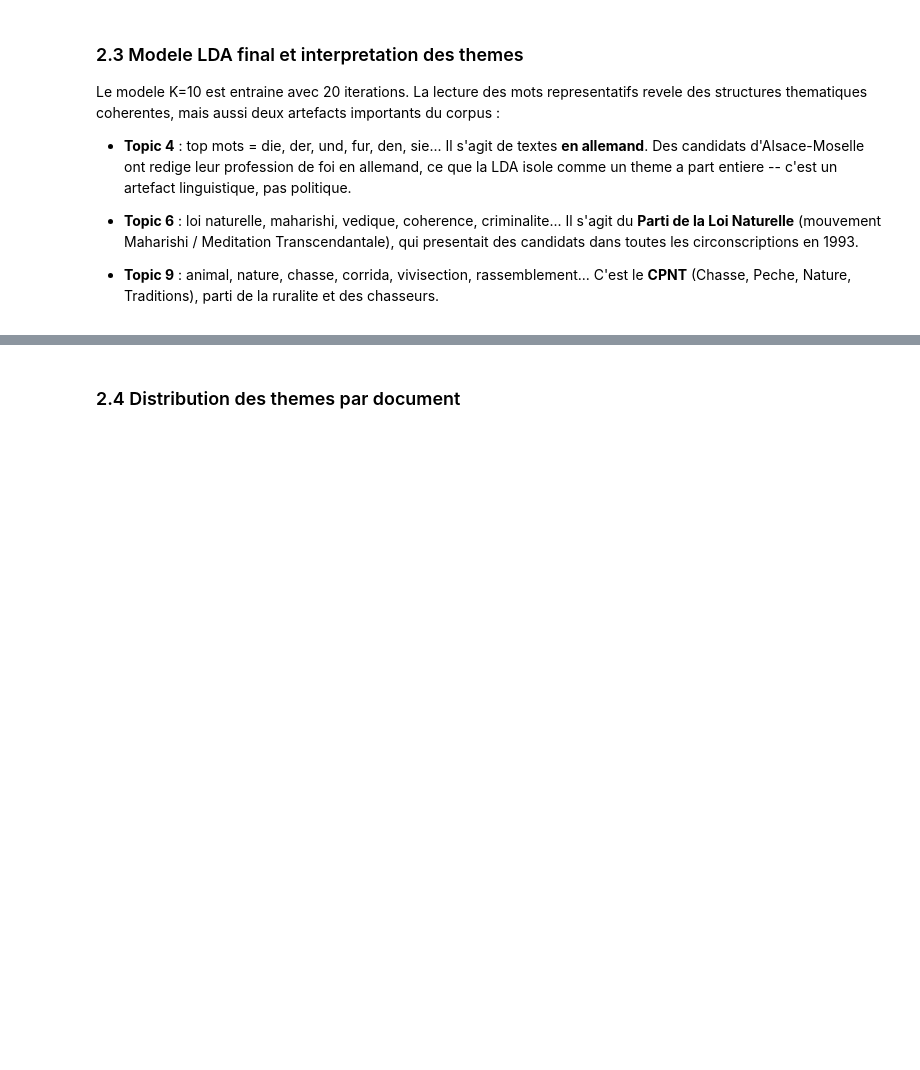
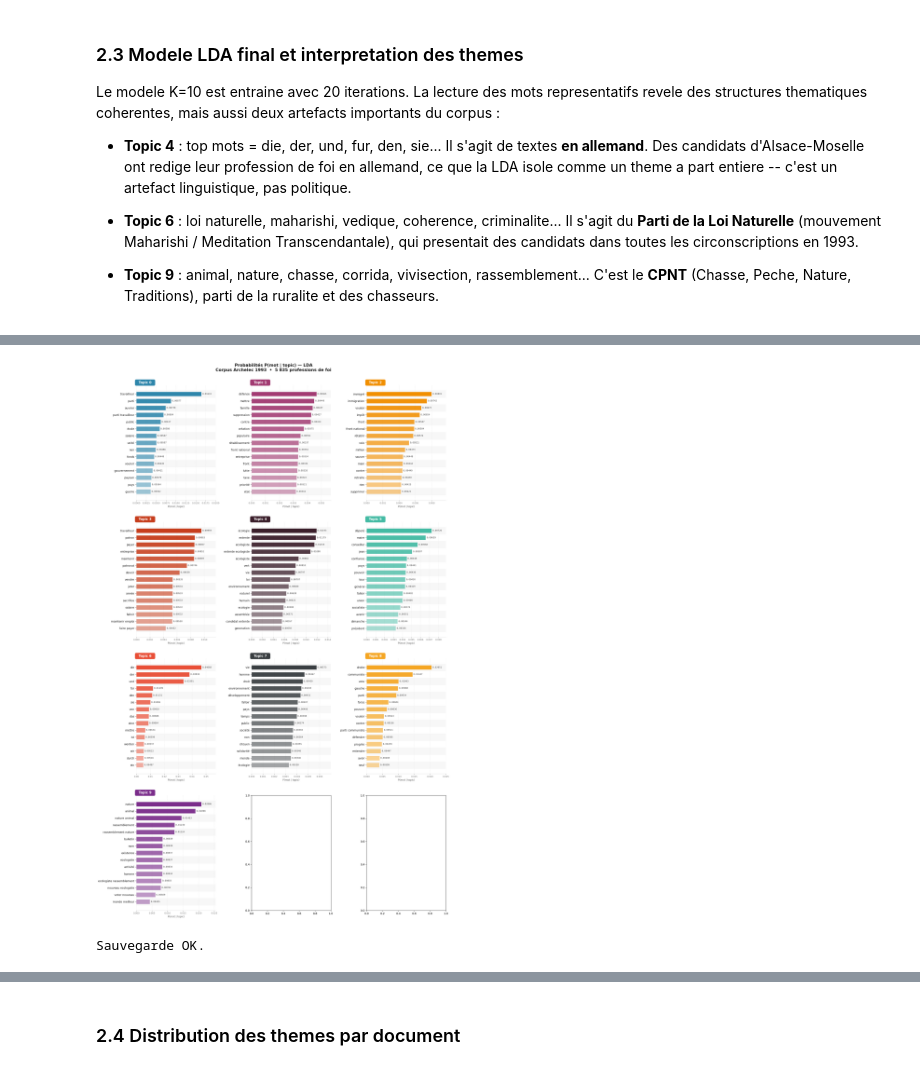
Before and after one commit to josiepierr/MLP-for-NLP-Gender-Classification, a Jupyter notebook: notebooks/02_topic_modeling.ipynb, the cells around one changed output, grey strips where cells are left out. Saved outputs shown, nothing was run; the diff lists cells and outputs as text; code cells hidden in the pictures; blank space fills up the shorter version.

```diff
--- a/notebooks/02_topic_modeling.ipynb
+++ b/notebooks/02_topic_modeling.ipynb
@@ -99,7 +106,7 @@ On construit la matrice document-termes en eliminant les termes trop rares (pres
 moins de 10 documents) et trop frequents (plus de 60 % du corpus). Le corpus lemmatise
 aboutit a un vocabulaire de 7 542 termes apres filtrage.
 # %%
-vectorizer = CountVectorizer(max_df=0.60, min_df=10, max_features=15000, ngram_range=(1,1))
+vectorizer = CountVectorizer(max_df=0.60, min_df=10, max_features=15000, ngram_range=(1,2))
 dtm   = vectorizer.fit_transform(df['text_for_lda'])
 vocab = vectorizer.get_feature_names_out()
 
@@ -168,11 +188,11 @@ des structures thematiques coherentes, mais aussi deux artefacts importants du c
 - **Topic 9** : animal, nature, chasse, corrida, vivisection, rassemblement... C'est le
   **CPNT** (Chasse, Peche, Nature, Traditions), parti de la ruralite et des chasseurs.
 # %%
-lda_final = lda_models[best_k]
-
 print(f'Modele LDA final : {best_k} themes, 20 iterations\n')
 print('-' * 70)
-for i, topic in enumerate(lda_final.components_):
-    top = [vocab[j] for j in topic.argsort()[:-16:-1]]
-    print(f'Theme {i:2d} : {" | ".join(top)}')
+for i in range(best_k):
+    row = topic_word_proba.loc[f'Topic_{i}']
+    top15 = row.nlargest(15)
+    mots = ' | '.join([f'{mot} ({proba:.4f})' for mot, proba in top15.items()])
+    print(f'Theme {i:2d} : {mots}')
 print('-' * 70)
@@ -179 +214,65 @@ print('-' * 70)
+# %%
+import matplotlib.pyplot as plt
+import matplotlib.patches as mpatches
+import numpy as np
+import os
+os.makedirs('figures', exist_ok=True)
+
+PALETTE = [
+    '#2E86AB', '#A23B72', '#F18F01', '#C73E1D', '#3B1F2B',
+    '#44BBA4', '#E94F37', '#393E41', '#F5A623', '#7B2D8B'
+]
+
+fig, axes = plt.subplots(4, 3, figsize=(18, 28))
+axes = axes.flatten()
+
+for topic_id in range(best_k):
+    ax = axes[topic_id]
+    row = topic_word_proba.loc[f'Topic_{topic_id}']
+    top15 = row.nlargest(15).sort_values()
+
+    color = PALETTE[topic_id % len(PALETTE)]
+
+    # Barres avec degradé d'opacité
+    alphas = np.linspace(0.45, 1.0, len(top15))
+    for i, (mot, val) in enumerate(top15.items()):
+        ax.barh(mot, val, color=color, alpha=alphas[i],
+                edgecolor='white', height=0.65, linewidth=0.5)
+        ax.text(val + top15.values.max() * 0.012,
+                i, f'{val:.5f}',
+                va='center', ha='left', fontsize=8,
+                color='#444444', fontfamily='monospace')
+
+    # Fond alternant clair/blanc pour la lisibilité
+    for i in range(len(top15)):
+        if i % 2 == 0:
+            ax.axhspan(i - 0.5, i + 0.5, color='#f7f7f7', zorder=0)
+
+    # Titre dans un encadré coloré
+    ax.set_title(f'  Topic {topic_id}  ', fontsize=12, fontweight='bold',
+                 color='white', loc='left',
+                 bbox=dict(facecolor=color, edgecolor='none',
+                           boxstyle='round,pad=0.4'))
+
+    ax.set_xlabel('P(mot | topic)', fontsize=9, color='#555555')
+    ax.tick_params(axis='y', labelsize=10, colors='#222222')
+    ax.tick_params(axis='x', labelsize=8, colors='#777777')
+    ax.spines[['top', 'right', 'left']].set_visible(False)
+    ax.spines['bottom'].set_color('#dddddd')
+    ax.set_xlim(0, top15.values.max() * 1.22)
+    ax.xaxis.grid(True, linestyle='--', color='#eeeeee', zorder=0)
+    ax.set_axisbelow(True)
+
+fig.patch.set_facecolor('#ffffff')
+fig.suptitle('Probabilités P(mot | topic) — LDA\nCorpus Archelec 1993  •  5 835 professions de foi',
+             fontsize=15, fontweight='bold', color='#1a1a1a', y=1.005)
+
+plt.tight_layout(h_pad=3.5, w_pad=3.0)
+plt.savefig('../figures/02_lda_topic_probas.png', dpi=180,
+            bbox_inches='tight', facecolor='white')
+plt.show()
+print("Sauvegarde OK.")
+# %% [output]
+[figure, added]
+Sauvegarde OK.
 # %%
```
Also changed, not shown: parts of 19 cells of this notebook, 17 other files.
